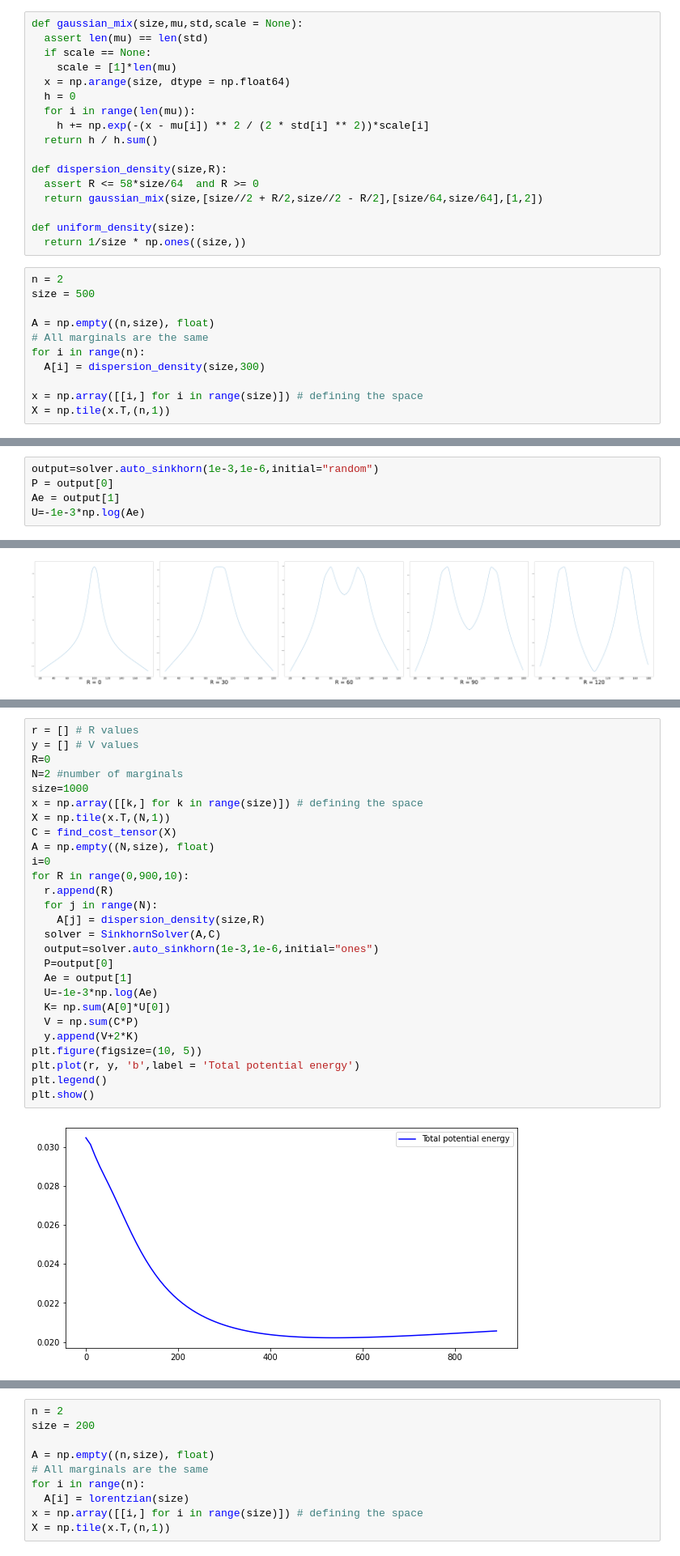
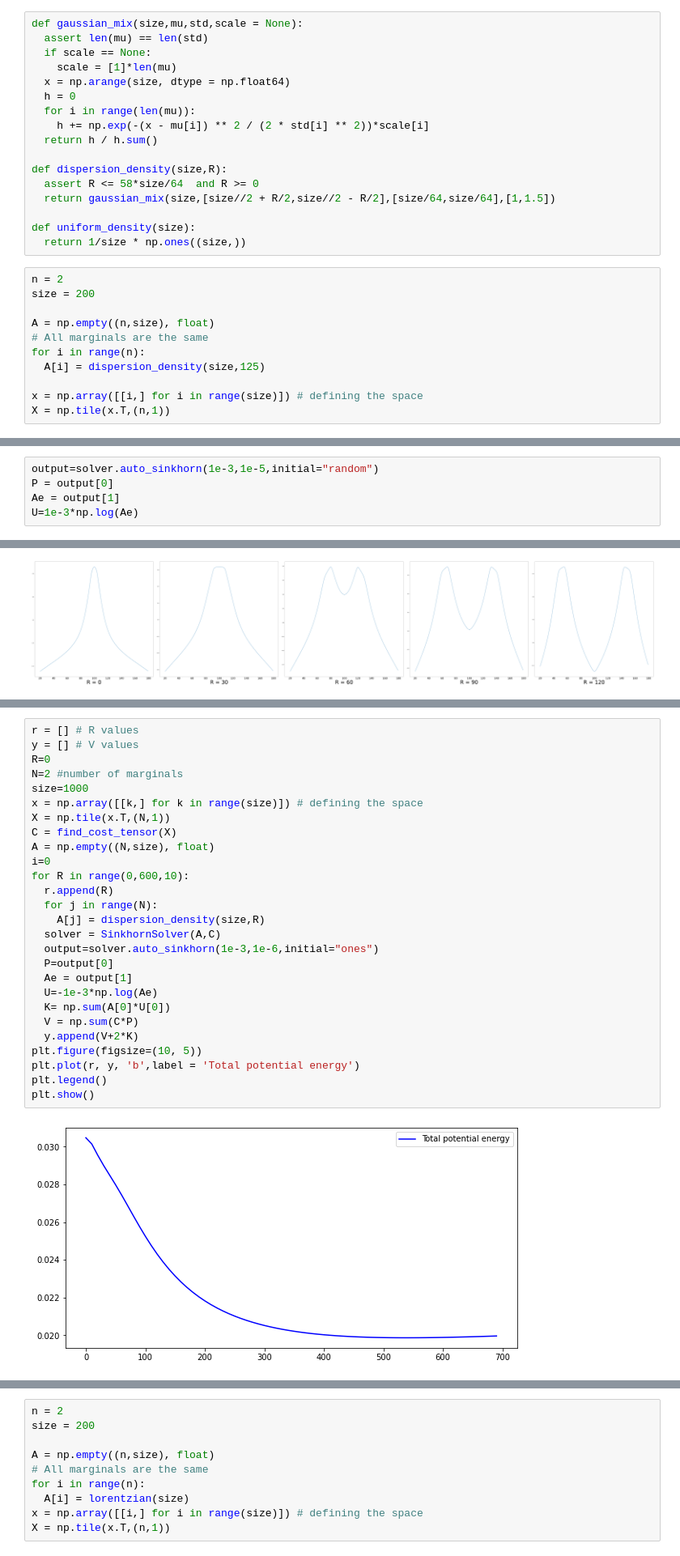
Before and after one commit to ramanakshay/Optimal-Transport, a Jupyter notebook: notebooks/dispersion_simulation.ipynb, the cells around one changed output, grey strips where cells are left out. Shown at 81% size. Cells and saved outputs as stored; diff of their text form.

Commit message:
updated dispersion with text

```diff
--- a/notebooks/dispersion_simulation.ipynb
+++ b/notebooks/dispersion_simulation.ipynb
@@ -154,18 +160,18 @@ def gaussian_mix(size,mu,std,scale = None):
 
 def dispersion_density(size,R):
   assert R <= 58*size/64  and R >= 0
-  return gaussian_mix(size,[size//2 + R/2,size//2 - R/2],[size/64,size/64],[1,2])
+  return gaussian_mix(size,[size//2 + R/2,size//2 - R/2],[size/64,size/64],[1,1.5])
 
 def uniform_density(size):
   return 1/size * np.ones((size,))
 # %%
 n = 2
-size = 500
+size = 200
 
 A = np.empty((n,size), float)
 # All marginals are the same
 for i in range(n):
-  A[i] = dispersion_density(size,300)
+  A[i] = dispersion_density(size,125)
 
 x = np.array([[i,] for i in range(size)]) # defining the space
 X = np.tile(x.T,(n,1))
@@ -205,8 +200,8 @@ plot_matrix(C,x,x)
 # %%
 solver = SinkhornSolver(A,C)
 # %%
-output=solver.auto_sinkhorn(1e-3,1e-6,initial="random")
+output=solver.auto_sinkhorn(1e-3,1e-5,initial="random")
 P = output[0]
 Ae = output[1]
-U=-1e-3*np.log(Ae)
+U=1e-3*np.log(Ae)
 # %% [output]
@@ -288,29 +300,29 @@ for R in [0,30,60,90,120]:
 # %%
 r = [] # R values
 y = [] # V values
 R=0
 N=2 #number of marginals
 size=1000
 x = np.array([[k,] for k in range(size)]) # defining the space
 X = np.tile(x.T,(N,1))
 C = find_cost_tensor(X)
 A = np.empty((N,size), float)
 i=0
-for R in range(0,900,10):
+for R in range(0,600,10):
   r.append(R)
   for j in range(N):
     A[j] = dispersion_density(size,R)
   solver = SinkhornSolver(A,C)
   output=solver.auto_sinkhorn(1e-3,1e-6,initial="ones")
   P=output[0]
   Ae = output[1]
   U=-1e-3*np.log(Ae)
   K= np.sum(A[0]*U[0])
   V = np.sum(C*P)
   y.append(V+2*K)
 plt.figure(figsize=(10, 5))
 plt.plot(r, y, 'b',label = 'Total potential energy')
 plt.legend()
 plt.show()
 # %% [output]
-[figure, old version]
+[figure, new version]
```
Also changed, not shown: parts of 47 cells of this notebook.
